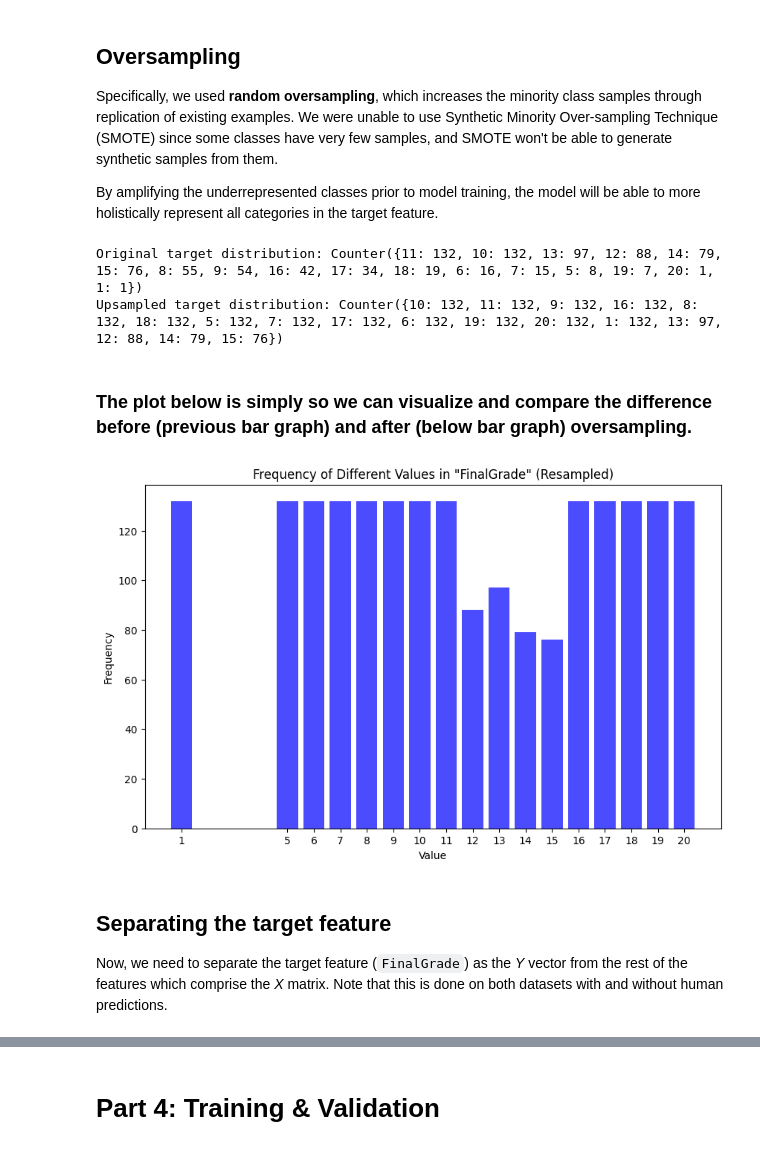
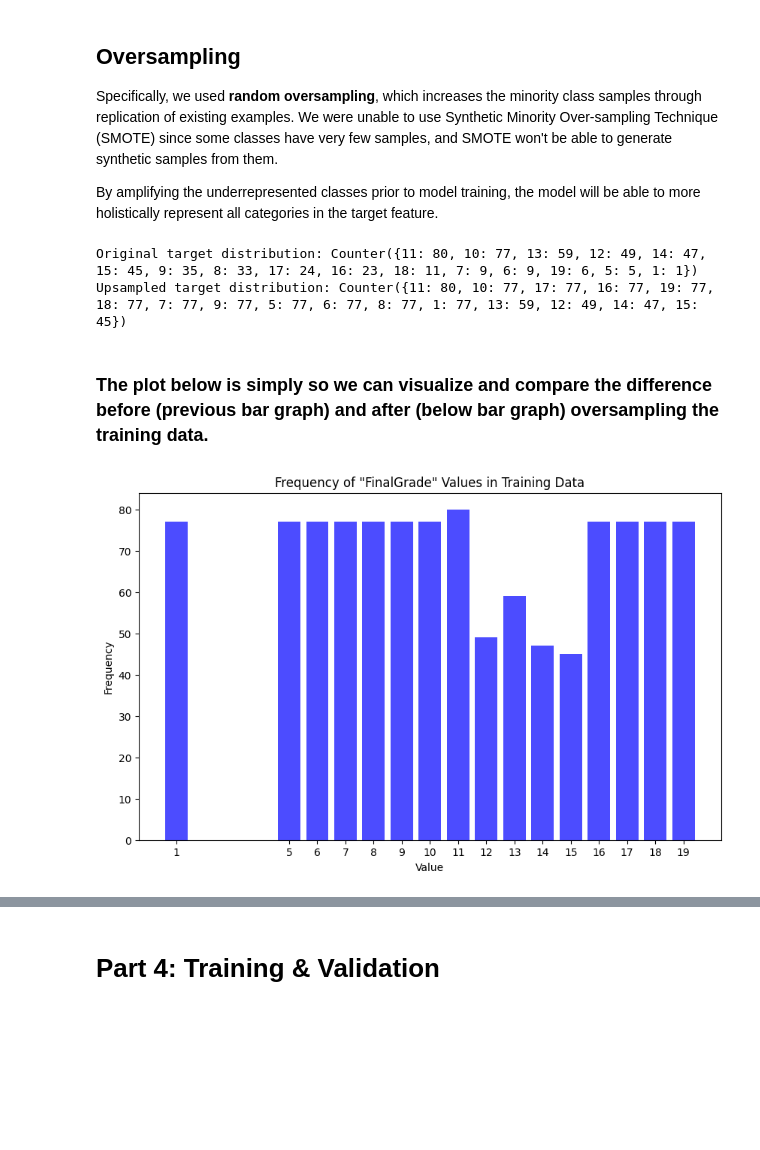
Before and after one commit to shankencedric/cs180proj, a Jupyter notebook: MantisMinds™️_Bucu_Legara_Project_THX.ipynb, the cells around one changed output, grey strips where cells are left out. Drawn from its saved outputs; the diff is of its cells as text; code cells hidden in the pictures; blank space fills up the shorter version.

```diff
--- a/MantisMinds™️_Bucu_Legara_Project_THX.ipynb
+++ b/MantisMinds™️_Bucu_Legara_Project_THX.ipynb
@@ -226,0 +234,16 @@ Dataset with no human predictions
+# %%
+# separating the target feature 'FinalGrade' in the w/ human dataset
+datasetX = dataset.drop('FinalGrade', axis=1)
+datasetY = dataset['FinalGrade']
+
+# check separation results
+print(datasetX.head())
+print(datasetY.head())
+
+# separating the target feature 'FinalGrade' in the no human dataset
+datasetNoHumanX = datasetNoHuman.drop('FinalGrade', axis=1)
+datasetNoHumanY = datasetNoHuman['FinalGrade']
+
+# check separation results
+print(datasetNoHumanX.head())
+print(datasetNoHumanY.head())
@@ -260,22 +331,25 @@ from sklearn.utils import resample
 from collections import Counter
 import numpy as np
 
+# recombine xTrain & yTrain for oversampling
+train_df = pd.concat([xTrain, yTrain], axis=1)
+
 # oversampling function
-def random_oversampling(dataset, value, min_range, max_range, majority_class):
+def random_oversampling(train_df, value, min_range, max_range, majority_class):
     if value < min_range or value > max_range:
-        upsampled_class = resample(dataset[dataset['FinalGrade'] == value],
+        upsampled_class = resample(train_df[train_df['FinalGrade'] == value],
                                    replace=True,  # Sample with replacement
                                    n_samples=len(majority_class),  # Match number of majority class
                                    random_state=42)  # Seed for reproducibility
     else:
-        upsampled_class = dataset[dataset['FinalGrade'] == value]
+        upsampled_class = train_df[train_df['FinalGrade'] == value]
     return upsampled_class
 
 # Check the distribution of the target variable
-print(f"Original target distribution: {Counter(dataset['FinalGrade'])}")
+print(f"Original target distribution: {Counter(train_df['FinalGrade'])}")
 
 # Identify the majority class
-majority_class = dataset[dataset['FinalGrade'] == 10]
+majority_class = train_df[train_df['FinalGrade'] == 10]
 
 # Initialize upsampled dataset with majority class
 upsampled_dataset = majority_class.copy()
@@ -285,30 +359,31 @@ min_range = 10
 max_range = 15
 
 # Iterate over each unique value in the target feature 'FinalGrade'
-for value in dataset['FinalGrade'].unique():
+for value in train_df['FinalGrade'].unique():
     if value != 10:  # Skip the majority class itself
-        upsampled_class = random_oversampling(dataset, value, min_range, max_range, majority_class)
+        upsampled_class = random_oversampling(train_df, value, min_range, max_range, majority_class)
         upsampled_dataset = pd.concat([upsampled_dataset, upsampled_class])
 
 # Check the new distribution of the target variable
 print(f"Upsampled target distribution: {Counter(upsampled_dataset['FinalGrade'])}")
+
+# separating xTrain & yTrain
+xTrain = upsampled_dataset.drop('FinalGrade', axis=1)
+yTrain = upsampled_dataset['FinalGrade']
 # %% [output]
-Original target distribution: Counter({11: 132, 10: 132, 13: 97, 12: 88, 14: 79, 15: 76, 8: 55, 9: 54, 16: 42, 17: 34, 18: 19, 6: 16, 7: 15, 5: 8, 19: 7, 20: 1, 1: 1})
-Upsampled target distribution: Counter({10: 132, 11: 132, 9: 132, 16: 132, 8: 132, 18: 132, 5: 132, 7: 132, 17: 132, 6: 132, 19: 132, 20: 132, 1: 132, 13: 97, 12: 88, 14: 79, 15: 76})
+Original target distribution: Counter({11: 80, 10: 77, 13: 59, 12: 49, 14: 47, 15: 45, 9: 35, 8: 33, 17: 24, 16: 23, 18: 11, 7: 9, 6: 9, 19: 6, 5: 5, 1: 1})
+Upsampled target distribution: Counter({11: 80, 10: 77, 17: 77, 16: 77, 19: 77, 18: 77, 7: 77, 9: 77, 5: 77, 6: 77, 8: 77, 1: 77, 13: 59, 12: 49, 14: 47, 15: 45})
 # %% [markdown]
-### The plot below is simply so we can visualize and compare the difference before (previous bar graph) and after (below bar graph) oversampling.
+### The plot below is simply so we can visualize and compare the difference before (previous bar graph) and after (below bar graph) oversampling the training data.
 # %%
 # Plot the bar graph of the resampled target distribution
-value_counts = upsampled_dataset['FinalGrade'].value_counts().sort_index()
+value_counts = yTrain.value_counts().sort_index()
 plt.figure(figsize=(10, 6))
 plt.bar(value_counts.index, value_counts.values, color='blue', alpha=0.7)
 plt.xlabel('Value')
 plt.ylabel('Frequency')
-plt.title('Frequency of Different Values in "FinalGrade" (Resampled)')
+plt.title('Frequency of "FinalGrade" Values in Training Data')
 plt.xticks(value_counts.index)  # Ensures all unique values are shown on the x-axis
 plt.show()
 # %% [output]
-[figure, old version]
+[figure, new version]
-# %% [markdown]
-## Separating the target feature
-Now, we need to separate the target feature (`FinalGrade`) as the *Y* vector from the rest of the features which comprise the *X* matrix. Note that this is done on both datasets with and without human predictions.
```
Also changed, not shown: parts of 30 cells of this notebook.
